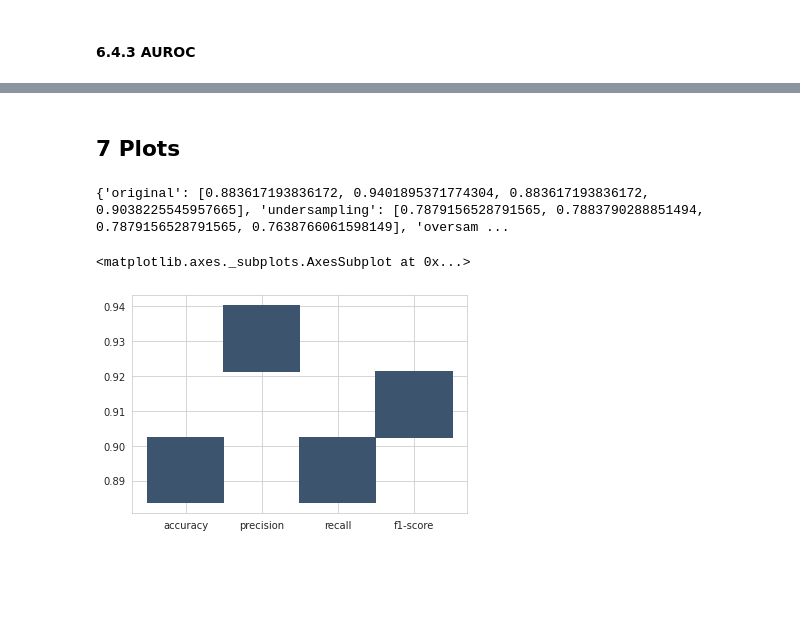
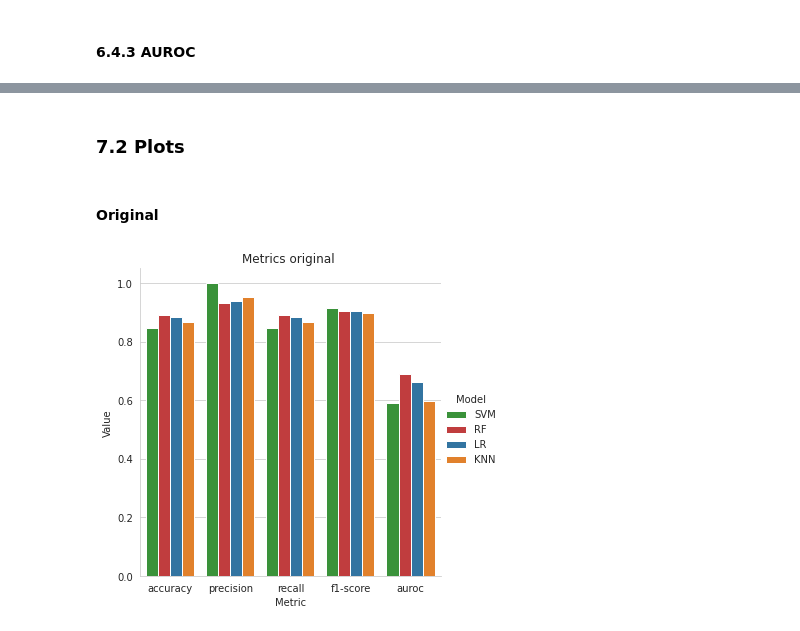
Before and after one commit to andrerubeis/andrerubeis, a Jupyter notebook: final_project_MML.ipynb, the cells around one changed output, grey strips where cells are left out. Cells and saved outputs as stored; diff of their text form; code cells hidden in the pictures; blank space fills up the shorter version.

```diff
--- a/final_project_MML.ipynb
+++ b/final_project_MML.ipynb
@@ -1725,12 +1710,12 @@ met = ['accuracy', 'precision', 'recall', 'f1-score']
 for d in datasets:
   for me in met:
       if me == 'accuracy':
-        metrics[d][model_name][me] = classification_report(results[d][model_name]['predictions'], y_test, output_dict=True)['accuracy']
-        metrics_pca[d][model_name][me] = classification_report(results_pca[d][model_name]['predictions'], y_test, output_dict=True)['accuracy']
+        test_metrics[d][model_name][me] = classification_report(results[d][model_name]['predictions'], y_test, output_dict=True)['accuracy']
+        test_metrics_pca[d][model_name][me] = classification_report(results_pca[d][model_name]['predictions'], y_test, output_dict=True)['accuracy']
 
       else:
-        metrics[d][model_name][me] = classification_report(results[d][model_name]['predictions'], y_test, output_dict=True)['weighted avg'][me]
-        metrics_pca[d][model_name][me] = classification_report(results_pca[d][model_name]['predictions'], y_test, output_dict=True)['weighted avg'][me]
+        test_metrics[d][model_name][me] = classification_report(results[d][model_name]['predictions'], y_test, output_dict=True)['weighted avg'][me]
+        test_metrics_pca[d][model_name][me] = classification_report(results_pca[d][model_name]['predictions'], y_test, output_dict=True)['weighted avg'][me]
 
 print(classification_report(results['original']['RF']['predictions'], y_test, output_dict=True))
 print( classification_report(results['undersampling']['RF']['predictions'], y_test, output_dict=True))
@@ -1806,0 +1794,5 @@ RF - AUROC PCA SMOTETomekLinks:  0.8136851704836652
+# %%
+def show_table_metrics (test_metrics, dataset, pca=''):
+  test_metrics_df = pd.DataFrame.from_dict(test_metrics[dataset])
+  print(f"Test metrics {dataset} {pca}")
+  return test_metrics_df.T.sort_values(by='f1-score', ascending=False)
@@ -1806,0 +1801,3 @@ RF - AUROC PCA SMOTETomekLinks:  0.8136851704836652
+# %%
+test_metrics_original = show_table_metrics (test_metrics, 'original', pca='')
+test_metrics_original
@@ -1807,15 +1887,30 @@ RF - AUROC PCA SMOTETomekLinks:  0.8136851704836652
 # %% [markdown]
-## 7 Plots
+### 7.2 Plots
-# %%
-lr_metrics = {}
-for d in datasets:
-  lr_metrics[d] = []
-  for m in met:
-    lr_metrics[d].append(metrics[d]['LR'][m])
-
-print(lr_metrics)
-sns.histplot(x = met,y=lr_metrics['original'])
-# %% [output]
-{'original': [0.883617193836172, 0.9401895371774304, 0.883617193836172, 0.9038225545957665], 'undersampling': [0.7879156528791565, 0.7883790288851494, 0.7879156528791565, 0.7638766061598149], 'oversam ...
-<matplotlib.axes._subplots.AxesSubplot at 0x...>
-[figure, removed]
+# %%
+def plot_barchart_metrics (df, dataset, pca=''):
+
+  #the dataframe has as index the model name, in order to plot it seaborn must
+  #receive a dataframe with numerical indices, so we reset the index and call
+  #the old index column as 'Model'
+  df = df.reset_index().rename(columns={'index':'Model'})
+
+  #to properly plot the barchart we need to transform our dataset in the following
+  #way:
+  #
+  # columns:  Models (LR, KNN, SVM, RF), Metric (accuracy, precision, ...) and
+  #           Value (value of the corresponding metric)
+  df_new = pd.melt(df, id_vars='Model', var_name='Metric', value_name='Value') #I need to transofrm my df to properly plot the barchart
+
+  #chose coherent colors (blue for LR, orange for KNN, red for SVM and green for RF)
+  colors = ['tab:green', 'tab:red', 'tab:blue', 'tab:orange']
+
+  #factorplot is better since put the legend outside the graph while barplot put
+  #it inside over the bars
+  sns.factorplot(data=df_new,  x = 'Metric', y = 'Value', hue='Model', kind='bar', palette = colors)
+  plt.title(f"Metrics {dataset} {pca}")
+# %% [markdown]
+#### Original
+# %%
+plot_barchart_metrics(test_metrics_original, 'original')
+# %% [output]
+[figure, added]
```
Also changed, not shown: parts of 56 cells of this notebook.
